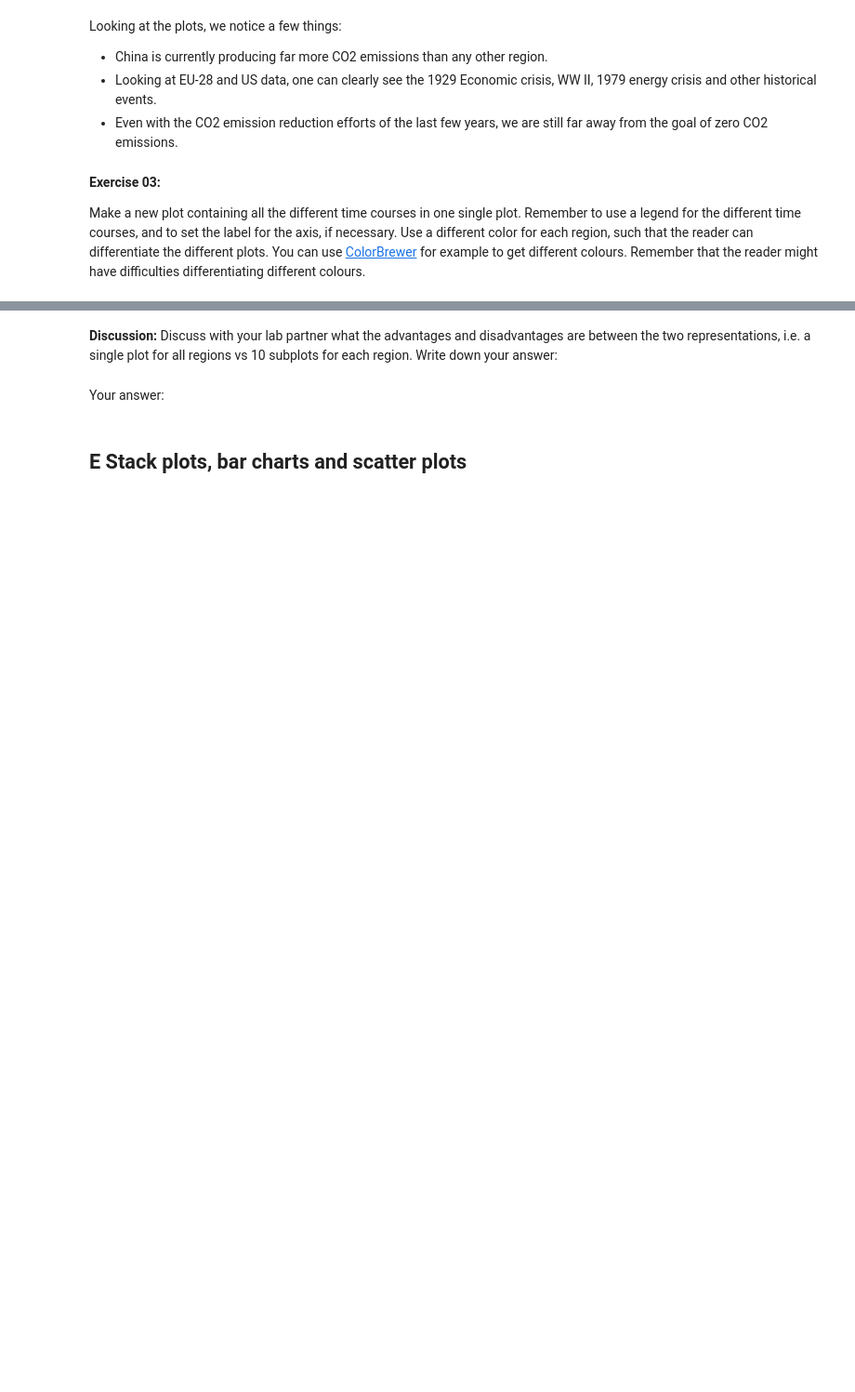
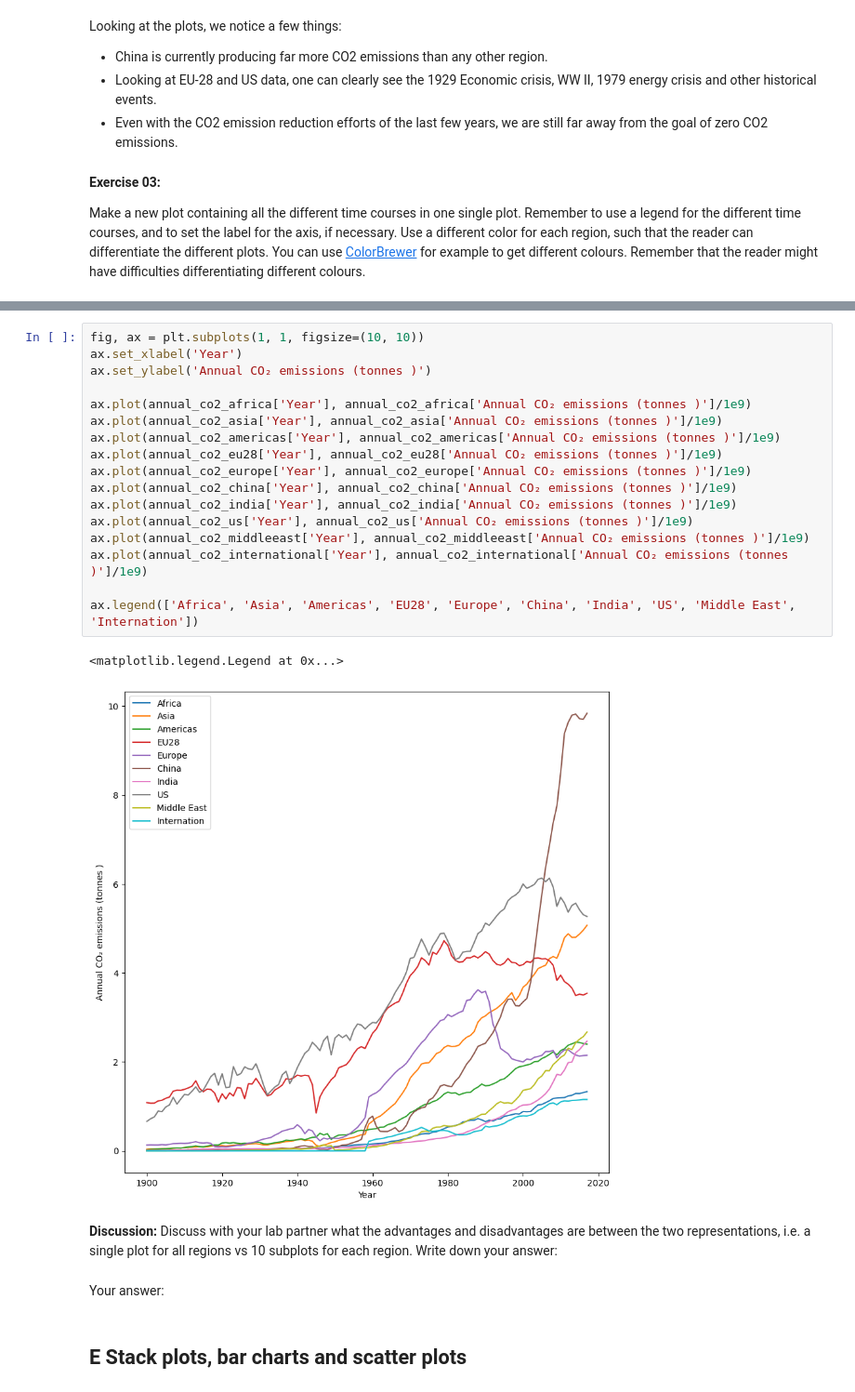
Before and after one commit to ThomasAWood/FDS-S1-03-data-representation-01, a Jupyter notebook: FDS-S1-03-data-representation-01.ipynb, the cells around one changed output, grey strips where cells are left out. Shown at 93% size. Saved outputs shown, nothing was run; the diff lists cells and outputs as text; blank space fills up the shorter version.

```diff
--- a/FDS-S1-03-data-representation-01.ipynb
+++ b/FDS-S1-03-data-representation-01.ipynb
@@ -280,3 +288,23 @@ Error:
+# %%
+fig, ax = plt.subplots(1, 1, figsize=(10, 10))
+ax.set_xlabel('Year')
+ax.set_ylabel('Annual CO₂ emissions (tonnes )')
+
+ax.plot(annual_co2_africa['Year'], annual_co2_africa['Annual CO₂ emissions (tonnes )']/1e9)
+ax.plot(annual_co2_asia['Year'], annual_co2_asia['Annual CO₂ emissions (tonnes )']/1e9)
+ax.plot(annual_co2_americas['Year'], annual_co2_americas['Annual CO₂ emissions (tonnes )']/1e9)
+ax.plot(annual_co2_eu28['Year'], annual_co2_eu28['Annual CO₂ emissions (tonnes )']/1e9)
+ax.plot(annual_co2_europe['Year'], annual_co2_europe['Annual CO₂ emissions (tonnes )']/1e9)
+ax.plot(annual_co2_china['Year'], annual_co2_china['Annual CO₂ emissions (tonnes )']/1e9)
+ax.plot(annual_co2_india['Year'], annual_co2_india['Annual CO₂ emissions (tonnes )']/1e9)
+ax.plot(annual_co2_us['Year'], annual_co2_us['Annual CO₂ emissions (tonnes )']/1e9)
+ax.plot(annual_co2_middleeast['Year'], annual_co2_middleeast['Annual CO₂ emissions (tonnes )']/1e9)
+ax.plot(annual_co2_international['Year'], annual_co2_international['Annual CO₂ emissions (tonnes )']/1e9)
+
+ax.legend(['Africa', 'Asia', 'Americas', 'EU28', 'Europe', 'China', 'India', 'US', 'Middle East', 'Internation'])
+# %% [output]
+<matplotlib.legend.Legend at 0x...>
+[figure, added]
 # %% [markdown]
 **Discussion:** Discuss with your lab partner what the advantages and disadvantages are between the two representations, i.e. a single plot for all regions vs 10 subplots for each region. Write down your answer:
 # %% [markdown]
```
Also changed, not shown: parts of 20 cells of this notebook.
